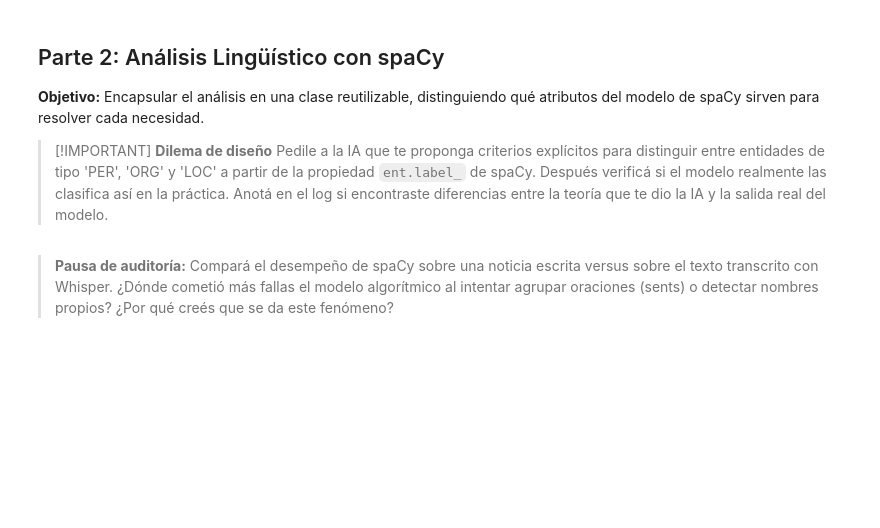
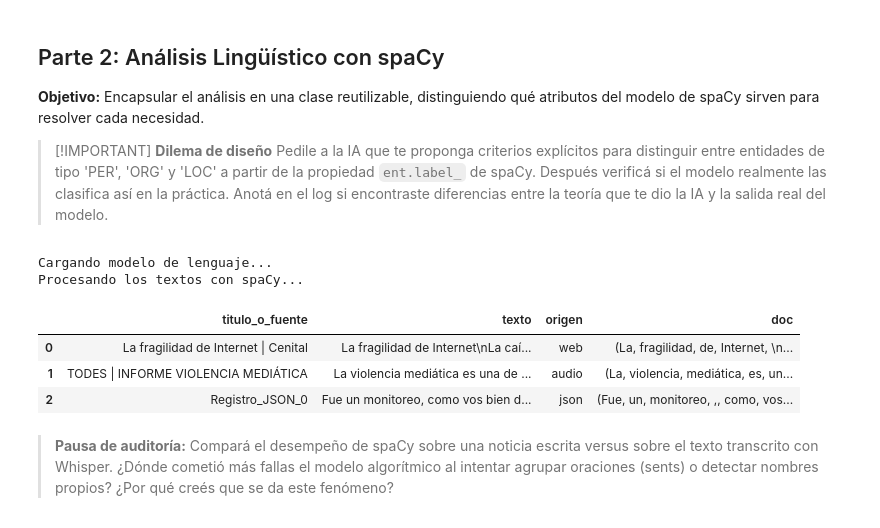
Before and after one commit to Sabri-Nang/sanches-sabrina-pln-1c-2026, a Jupyter notebook: TPI_1/TPI_1_Adquisicion_y_Analisis_Linguistico_resolucion.ipynb, the cells around one changed output. Cells and saved outputs as stored; diff of their text form; code cells hidden in the pictures; blank space fills up the shorter version.

```diff
--- a/TPI_1/TPI_1_Adquisicion_y_Analisis_Linguistico_resolucion.ipynb
+++ b/TPI_1/TPI_1_Adquisicion_y_Analisis_Linguistico_resolucion.ipynb
@@ -100,0 +349,4 @@ def cargar_json_previo(ruta_json):
+# %%
+url_videos = ['https://www.youtube.com/watch?v=X47xuOJlvSo']
+# %%
+datos = transcribir_audios_youtube(url_videos)
@@ -105,7 +507,12 @@ def unificar_corpus(datos_web, datos_audio, datos_json):
     # PASO 4: Implementá la estrategia que decidiste en el dilema de diseño.
     # El DataFrame final debería tener al menos: 'titulo_o_fuente', 'texto', 'origen' ('web', 'audio', 'json')
 
-    df_unificado = pd.DataFrame()
+    df_web = pd.DataFrame(datos_web)
+    df_audio = pd.DataFrame(datos_audio)
+    df_json = pd.DataFrame(datos_json)
+
+    dfs = [df_web, df_audio, df_json]
+    df_unificado = pd.concat(dfs, ignore_index=True)
     return df_unificado
 
 # ---- Espacio para pruebas ----
@@ -113,0 +574,28 @@ def unificar_corpus(datos_web, datos_audio, datos_json):
+# %%
+# Prueba completa del pipeline de adquisición
+import pandas as pd
+
+# 1. Datos de web
+urls_prueba = ["https://cenital.com/la-fragilidad-de-internet/"]
+datos_web = extraer_noticias_web(urls_prueba)
+
+# 2. Datos de audio (deshabilitado por ahora para prueba)
+# url_audio_prueba = "https://www.youtube.com/watch?v=VIDEO_ID"
+# datos_audio = transcribir_audio_youtube(url_audio_prueba)
+url_prueba = ["https://www.youtube.com/watch?v=6WD9N8_6C_I"]
+datos_audio = transcribir_audios_youtube(url_prueba)
+# 3. Datos de JSON
+datos_json = cargar_json_previo("C:/Users/iblis/Desktop/NLP/sanches-sabrina-pln-1c-2026/TPI_1/datos_json/X47xuOJlvSo.json")
+
+# 4. Unificar todo
+df_corpus = unificar_corpus(datos_web, datos_audio, datos_json)
+
+# Ver resultado
+print("\nPrimeras filas del corpus unificado:")
+print(df_corpus.head())
+
+print("\nColumnas del DataFrame:")
+print(df_corpus.columns.tolist())
+
+print("\nDistribución por origen:")
+print(df_corpus['origen'].value_counts())
@@ -131,34 +648,45 @@ class AnalizadorCorpus:
         self.nlp = spacy.load(modelo_spacy)
 
         # Procesamos la columna 'texto' al instanciar la clase
         print("Procesando los textos con spaCy...")
         # PASO 1: Creá una nueva columna en el DataFrame llamada 'doc' que contenga el objeto procesado por self.nlp()
         # self.df['doc'] = ...
+        # Versión optimizada con nlp.pipe (procesamiento por lotes)
+        self.df['doc'] = list(self.nlp.pipe(self.df['texto'].astype(str)))
+
 
     def extraer_entidades(self):
         """Devuelve las entidades agrupadas por tipo, contabilizando total de apariciones"""
         # PASO 2: Recorré los 'doc' del DataFrame y armá un diccionario o lista con las entidades halladas.
         pass
 
     def extraer_verbos_principales(self, n=15):
         """Devuelve los 'n' verbos lematizados más frecuentes de todo el corpus"""
         # PASO 3: Filtrá tokens que sean VERB y no sean stopwords, extraé su lema y contalos.
         pass
 
     def extraer_palabras_clave(self, n=20):
         """Devuelve sustantivos y nombres propios lematizados y filtrados"""
         # PASO 4: Implementá una lógica superior a la del Lab 009 (donde usamos stopwords crudas).
         # Filtrá por categorías gramaticales relevantes (NOUN, PROPN, ADJ) omitiendo puntuación y stopwords.
         pass
 
     def estadisticas_corpus(self):
         """Genera un diccionario con métricas generales del corpus"""
         # PASO 5: Calculá total de tokens, tamaño del vocabulario único (lemas) y cantidad de oraciones.
         pass
 
 # ---- Espacio para pruebas ----
-# analizador = AnalizadorCorpus(df_corpus)
+analizador = AnalizadorCorpus(df_corpus)
+analizador.df
 # print(analizador.estadisticas_corpus())
+# %% [output]
+Cargando modelo de lenguaje...
+Procesando los textos con spaCy...
+|  | titulo_o_fuente | texto | origen | doc |
+| 0 | La fragilidad de Internet | Cenital | La fragilidad de Internet\nLa caí... | web | (La, fragilidad, de, Internet, \n... |
+| 1 | TODES | INFORME VIOLENCIA MEDIÁTICA | La violencia mediática es una de ... | audio | (La, violencia, mediática, es, un... |
+| 2 | Registro_JSON_0 | Fue un monitoreo, como vos bien d... | json | (Fue, un, monitoreo, ,, como, vos... |
 # %% [markdown]
 > **Pausa de auditoría:**
 > Compará el desempeño de spaCy sobre una noticia escrita versus sobre el texto transcrito con Whisper. ¿Dónde cometió más fallas el modelo algorítmico al intentar agrupar oraciones (sents) o detectar nombres propios? ¿Por qué creés que se da este fenómeno?
```
Also changed, not shown: parts of 18 cells of this notebook.
